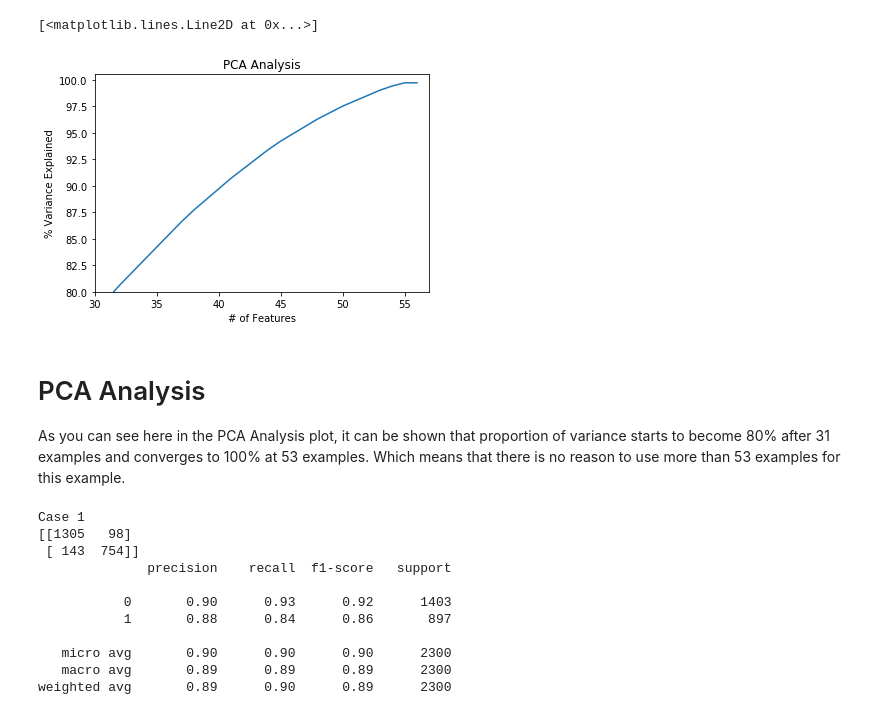
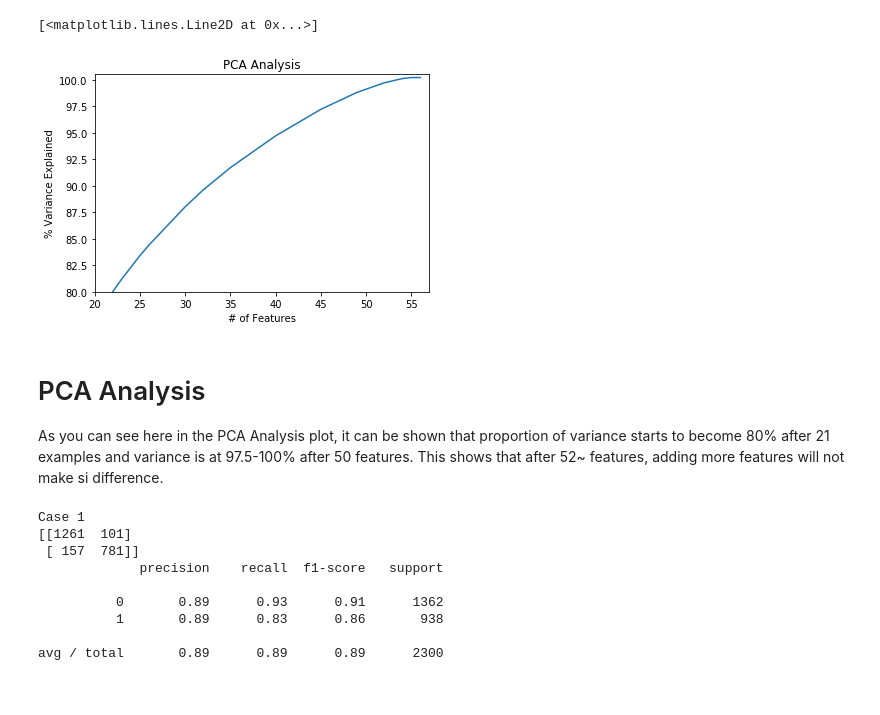
Before and after one commit to erenatas/PCA, a Jupyter notebook: PCA.ipynb, the cells around one changed output. Drawn from its saved outputs; the diff is of its cells as text; code cells hidden in the pictures.

```diff
--- a/PCA.ipynb
+++ b/PCA.ipynb
@@ -1,49 +13,37 @@
 # %%
-import pandas as pd
-import numpy as np
-from sklearn.preprocessing import StandardScaler
-from sklearn.model_selection import train_test_split
-from sklearn.decomposition import PCA
-import matplotlib.pyplot as plt
-from sklearn.neighbors import KNeighborsClassifier
-from sklearn.metrics import classification_report, confusion_matrix
-from sklearn.metrics import accuracy_score
-from sklearn.feature_selection import SelectKBest
-
-
 def read_data():
     data = pd.read_csv("dataset.txt", delimiter=',')
     features = data.iloc[:, :57].values
     target = data.iloc[:, 57:].values
     # normalize the data
-    features = StandardScaler().fit_transform(features)
+    features = MinMaxScaler().fit_transform(features)
     return features, target
 
 features, target = read_data()
 
 x_train, x_test, y_train, y_test = train_test_split(features, target, test_size=0.5)
 
 pca = PCA(n_components=57, svd_solver='full')
 pca.fit(x_train)
 variance = pca.explained_variance_ratio_
 var=np.cumsum(np.round(pca.explained_variance_ratio_, decimals=3)*100)
 var
 
 plt.ylabel('% Variance Explained')
 plt.xlabel('# of Features')
 plt.title('PCA Analysis')
 plt.ylim(80,100.5)
-plt.xlim(30, 57)
+plt.xlim(20, 57)
 plt.style.context('seaborn-whitegrid')
 
 
 plt.plot(var)
 # %% [output]
 [<matplotlib.lines.Line2D at 0x...>]
-[figure, old version]
+[figure, new version]
 # %% [markdown]
 # PCA Analysis
-As you can see here in the PCA Analysis plot, it can be shown that proportion of variance starts to become 80% after 31 examples and converges to 100% at 53 examples. Which means that there is no reason to use more than 53 examples for this example.
+As you can see here in the PCA Analysis plot, it can be shown that proportion of variance starts to become 80% after 21 examples and variance is at 97.5-100% after 50 features. This shows that after 52~ features, adding more features will not make si difference.
 # %%
 print("Case 1")
 classifier = KNeighborsClassifier(n_jobs=-1,n_neighbors=5,weights='uniform')
@@ -53,13 +53,11 @@ print(confusion_matrix(y_test, y_pred))
 print(classification_report(y_test, y_pred))
 # %% [output]
 Case 1
-[[1305   98]
- [ 143  754]]
-              precision    recall  f1-score   support
+[[1261  101]
+ [ 157  781]]
+             precision    recall  f1-score   support
 
-           0       0.90      0.93      0.92      1403
-           1       0.88      0.84      0.86       897
+          0       0.89      0.93      0.91      1362
+          1       0.89      0.83      0.86       938
 
-   micro avg       0.90      0.90      0.90      2300
-   macro avg       0.89      0.89      0.89      2300
-weighted avg       0.89      0.90      0.89      2300
+avg / total       0.89      0.89      0.89      2300
```
Also changed, not shown: parts of 9 cells of this notebook.
